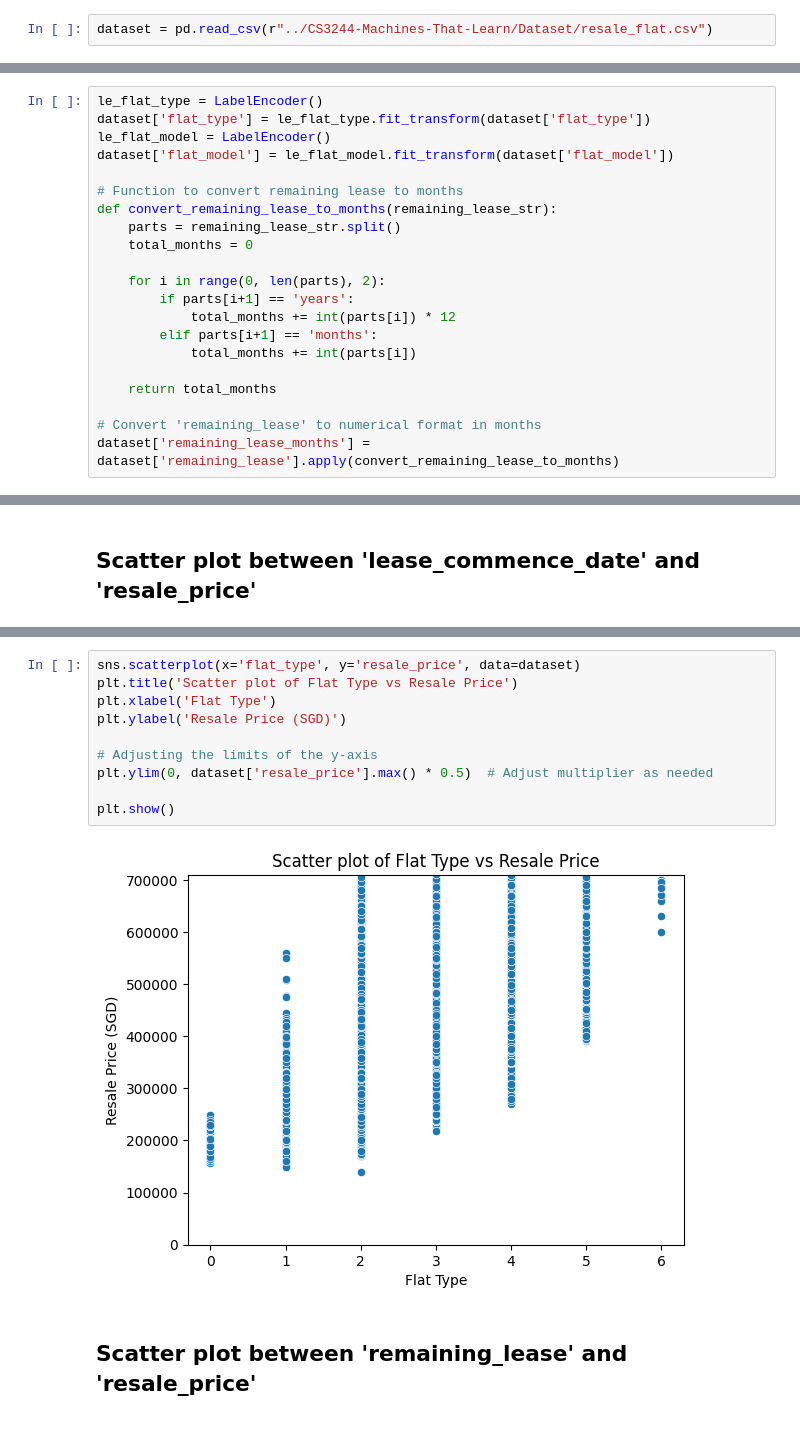
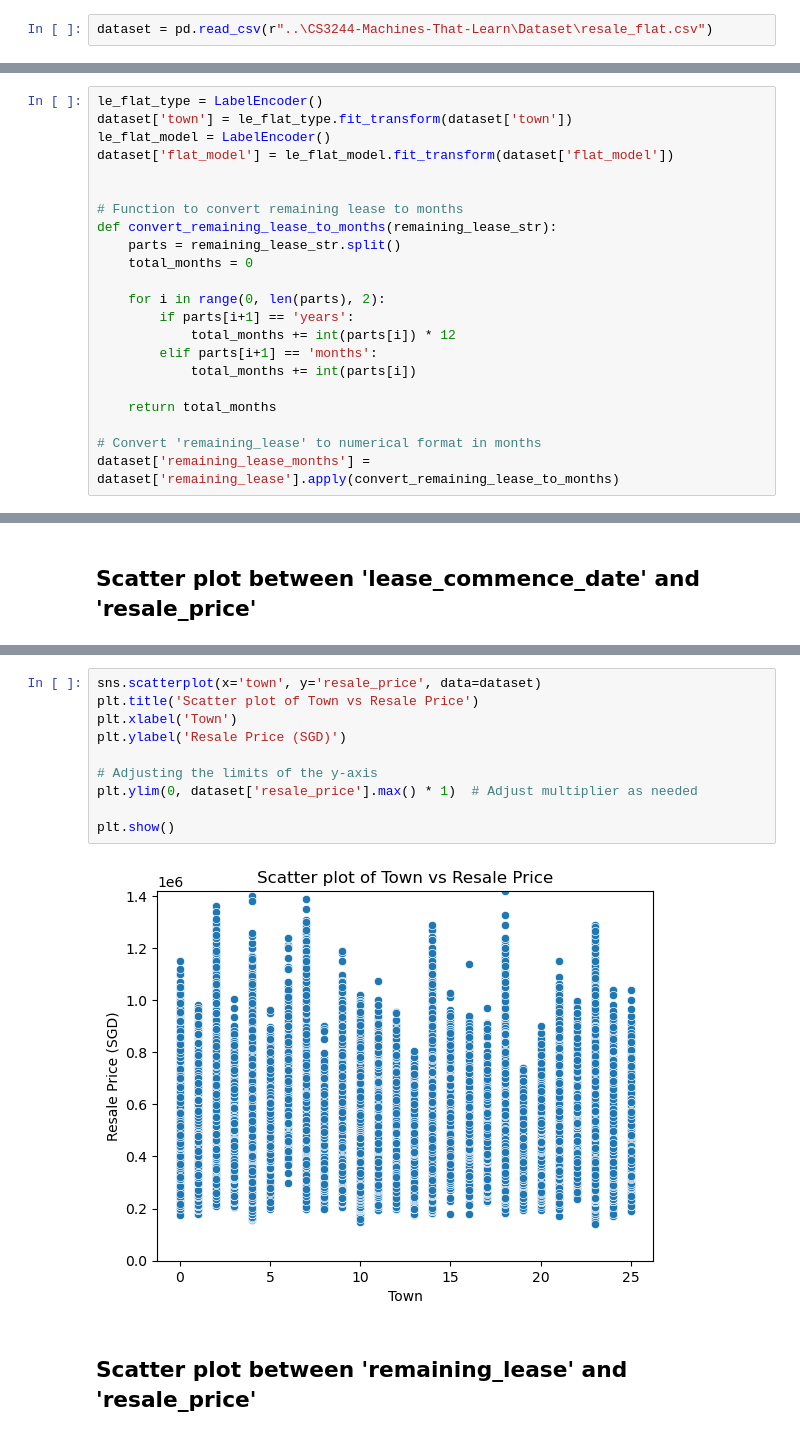
Before and after one commit to Cheenaswee/CS3244-Machines-That-Learn, a Jupyter notebook: CS3244_Data2.ipynb, the cells around one changed output, grey strips where cells are left out. Drawn from its saved outputs; the diff is of its cells as text.

```diff
--- a/CS3244_Data2.ipynb
+++ b/CS3244_Data2.ipynb
@@ -88,7 +88,7 @@ import re
 
 Link to Data: https://www.kaggle.com/datasets/mikelll/singapore-housing-price-20172022
 # %%
-dataset = pd.read_csv(r"../CS3244-Machines-That-Learn/Dataset/resale_flat.csv")
+dataset = pd.read_csv(r"..\CS3244-Machines-That-Learn\Dataset\resale_flat.csv")
 # %%
 print(dataset)
 # %% [output]
@@ -296,9 +296,10 @@ We got the following 5 features from feature selection
 ## Convert non-numerical data into numerical
 # %%
 le_flat_type = LabelEncoder()
-dataset['flat_type'] = le_flat_type.fit_transform(dataset['flat_type'])
+dataset['town'] = le_flat_type.fit_transform(dataset['town'])
 le_flat_model = LabelEncoder()
 dataset['flat_model'] = le_flat_model.fit_transform(dataset['flat_model'])
+
 
 # Function to convert remaining lease to months
 def convert_remaining_lease_to_months(remaining_lease_str):
@@ -375,15 +376,15 @@ plt.show()
 # %%
-sns.scatterplot(x='flat_type', y='resale_price', data=dataset)
-plt.title('Scatter plot of Flat Type vs Resale Price')
-plt.xlabel('Flat Type')
+sns.scatterplot(x='town', y='resale_price', data=dataset)
+plt.title('Scatter plot of Town vs Resale Price')
+plt.xlabel('Town')
 plt.ylabel('Resale Price (SGD)')
 
 # Adjusting the limits of the y-axis
-plt.ylim(0, dataset['resale_price'].max() * 0.5)  # Adjust multiplier as needed
+plt.ylim(0, dataset['resale_price'].max() * 1)  # Adjust multiplier as needed
 
 plt.show()
 # %% [output]
-[figure, old version]
+[figure, new version]
 # %% [markdown]
 ## Scatter plot between 'remaining_lease' and 'resale_price'
 # %%
```
Also changed, not shown: parts of 14 cells of this notebook.
